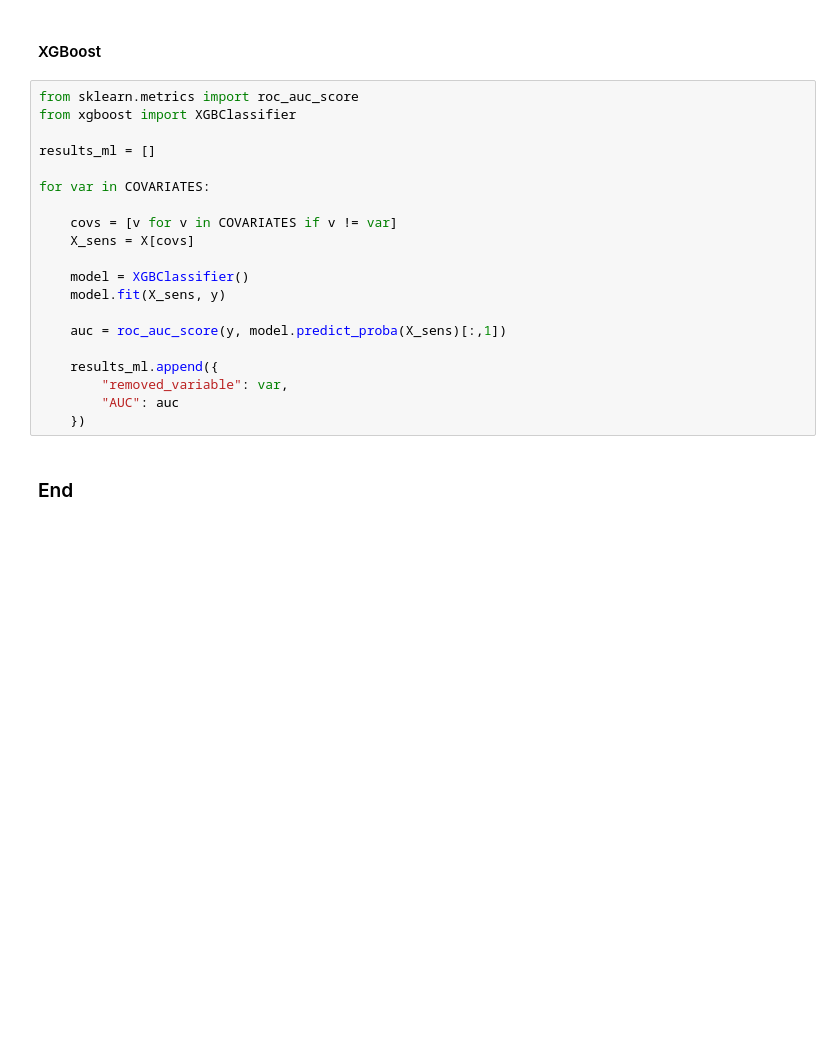
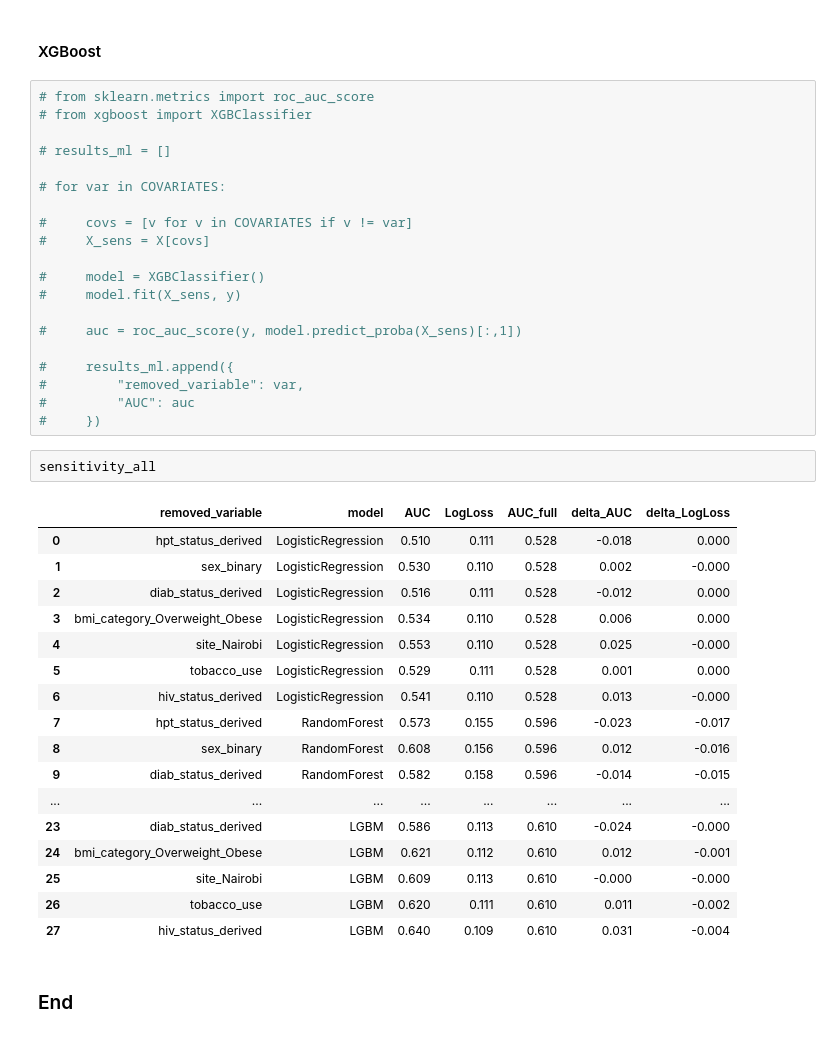
Before and after one commit to dmainagithub/stroke-work, a Jupyter notebook: notebooks/07_sensitivity_analysis_iii.ipynb, the cells around one changed output. Drawn from its saved outputs; the diff is of its cells as text; blank space fills up the shorter version.

Commit message:
Change of the sensitivity analysis framework

```diff
--- a/notebooks/07_sensitivity_analysis_iii.ipynb
+++ b/notebooks/07_sensitivity_analysis_iii.ipynb
@@ -532,25 +564,45 @@ plt.show()
 # %% [markdown]
 #### XGBoost
 # %%
-from sklearn.metrics import roc_auc_score
-from xgboost import XGBClassifier
+# from sklearn.metrics import roc_auc_score
+# from xgboost import XGBClassifier
 
-results_ml = []
+# results_ml = []
 
-for var in COVARIATES:
+# for var in COVARIATES:
 
-    covs = [v for v in COVARIATES if v != var]
-    X_sens = X[covs]
+#     covs = [v for v in COVARIATES if v != var]
+#     X_sens = X[covs]
 
-    model = XGBClassifier()
-    model.fit(X_sens, y)
+#     model = XGBClassifier()
+#     model.fit(X_sens, y)
 
-    auc = roc_auc_score(y, model.predict_proba(X_sens)[:,1])
+#     auc = roc_auc_score(y, model.predict_proba(X_sens)[:,1])
 
-    results_ml.append({
-        "removed_variable": var,
-        "AUC": auc
-    })
+#     results_ml.append({
+#         "removed_variable": var,
+#         "AUC": auc
+#     })
+# %%
+sensitivity_all
+# %% [output]
+|  | removed_variable | model | AUC | LogLoss | AUC_full | delta_AUC | delta_LogLoss |
+| 0 | hpt_status_derived | LogisticRegression | 0.510 | 0.111 | 0.528 | -0.018 | 0.000 |
+| 1 | sex_binary | LogisticRegression | 0.530 | 0.110 | 0.528 | 0.002 | -0.000 |
+| 2 | diab_status_derived | LogisticRegression | 0.516 | 0.111 | 0.528 | -0.012 | 0.000 |
+| 3 | bmi_category_Overweight_Obese | LogisticRegression | 0.534 | 0.110 | 0.528 | 0.006 | 0.000 |
+| 4 | site_Nairobi | LogisticRegression | 0.553 | 0.110 | 0.528 | 0.025 | -0.000 |
+| 5 | tobacco_use | LogisticRegression | 0.529 | 0.111 | 0.528 | 0.001 | 0.000 |
+| 6 | hiv_status_derived | LogisticRegression | 0.541 | 0.110 | 0.528 | 0.013 | -0.000 |
+| 7 | hpt_status_derived | RandomForest | 0.573 | 0.155 | 0.596 | -0.023 | -0.017 |
+| 8 | sex_binary | RandomForest | 0.608 | 0.156 | 0.596 | 0.012 | -0.016 |
+| 9 | diab_status_derived | RandomForest | 0.582 | 0.158 | 0.596 | -0.014 | -0.015 |
+| ... | ... | ... | ... | ... | ... | ... | ... |
+| 23 | diab_status_derived | LGBM | 0.586 | 0.113 | 0.610 | -0.024 | -0.000 |
+| 24 | bmi_category_Overweight_Obese | LGBM | 0.621 | 0.112 | 0.610 | 0.012 | -0.001 |
+| 25 | site_Nairobi | LGBM | 0.609 | 0.113 | 0.610 | -0.000 | -0.000 |
+| 26 | tobacco_use | LGBM | 0.620 | 0.111 | 0.610 | 0.011 | -0.002 |
+| 27 | hiv_status_derived | LGBM | 0.640 | 0.109 | 0.610 | 0.031 | -0.004 |
 # %% [markdown]
 ### End
 # %%
```
Also changed, not shown: parts of 17 cells of this notebook.
